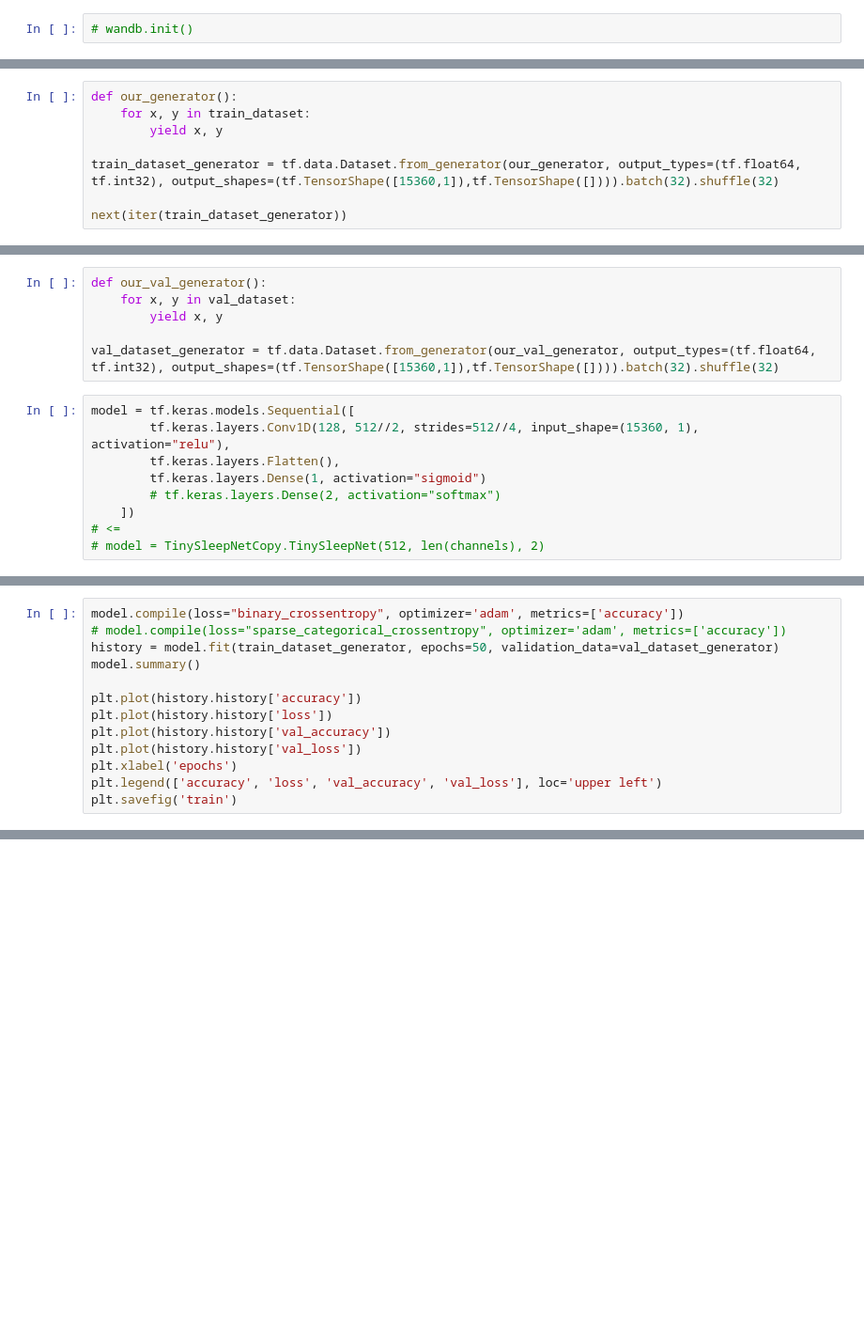
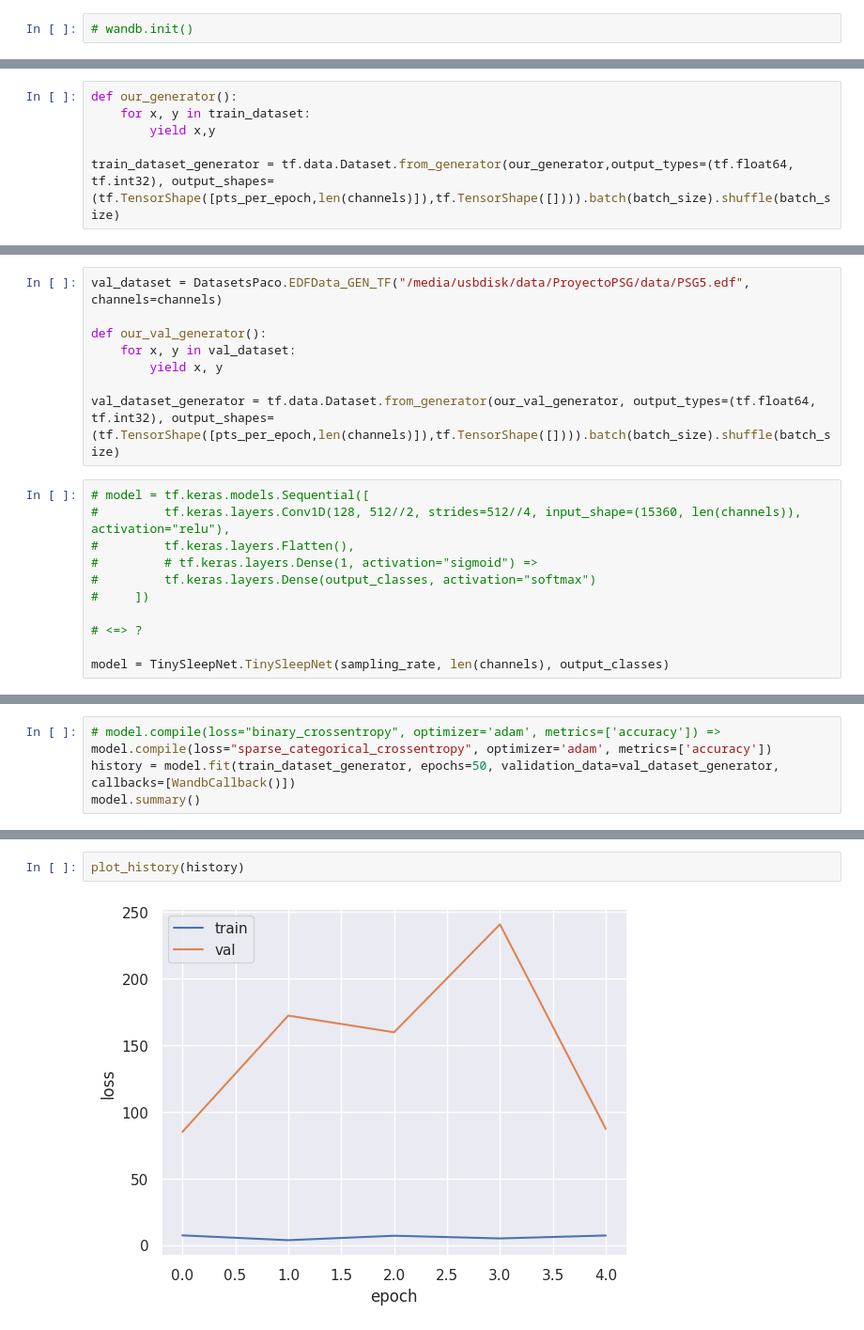
Before and after one commit to Jorgvt/SSD_IA3, a Jupyter notebook: MainPaco.ipynb, the cells around one changed output, grey strips where cells are left out. Shown at 94% size. Saved outputs shown, nothing was run; the diff lists cells and outputs as text; blank space fills up the shorter version.

Commit message:
add generators and utils

```diff
--- a/MainPaco.ipynb
+++ b/MainPaco.ipynb
@@ -21,9 +28,7 @@ train_dataset = DatasetsPaco.EDFData_GEN_TF("/home/jorgevi/SSD_IA3/Data/PSG1.edf
 # %%
 def our_generator():
     for x, y in train_dataset:
-        yield x, y
+        yield x,y
 
-train_dataset_generator = tf.data.Dataset.from_generator(our_generator, output_types=(tf.float64, tf.int32), output_shapes=(tf.TensorShape([15360,1]),tf.TensorShape([]))).batch(32).shuffle(32)
-
-next(iter(train_dataset_generator))
+train_dataset_generator = tf.data.Dataset.from_generator(our_generator,output_types=(tf.float64, tf.int32), output_shapes=(tf.TensorShape([pts_per_epoch,len(channels)]),tf.TensorShape([]))).batch(batch_size).shuffle(batch_size)
 # %% [output]
@@ -57,15 +60,19 @@ val_dataset = DatasetsPaco.EDFData_GEN_TF("/home/jorgevi/SSD_IA3/Data/PSG3.edf",
 # %%
+val_dataset = DatasetsPaco.EDFData_GEN_TF("/media/usbdisk/data/ProyectoPSG/data/PSG5.edf", channels=channels)
+
 def our_val_generator():
     for x, y in val_dataset:
         yield x, y
 
-val_dataset_generator = tf.data.Dataset.from_generator(our_val_generator, output_types=(tf.float64, tf.int32), output_shapes=(tf.TensorShape([15360,1]),tf.TensorShape([]))).batch(32).shuffle(32)
+val_dataset_generator = tf.data.Dataset.from_generator(our_val_generator, output_types=(tf.float64, tf.int32), output_shapes=(tf.TensorShape([pts_per_epoch,len(channels)]),tf.TensorShape([]))).batch(batch_size).shuffle(batch_size)
 # %%
-model = tf.keras.models.Sequential([
-        tf.keras.layers.Conv1D(128, 512//2, strides=512//4, input_shape=(15360, 1), activation="relu"),
-        tf.keras.layers.Flatten(),
-        tf.keras.layers.Dense(1, activation="sigmoid")
-        # tf.keras.layers.Dense(2, activation="softmax")
-    ])
-# <=
-# model = TinySleepNetCopy.TinySleepNet(512, len(channels), 2)
+# model = tf.keras.models.Sequential([
+#         tf.keras.layers.Conv1D(128, 512//2, strides=512//4, input_shape=(15360, len(channels)), activation="relu"),
+#         tf.keras.layers.Flatten(),
+#         # tf.keras.layers.Dense(1, activation="sigmoid") =>
+#         tf.keras.layers.Dense(output_classes, activation="softmax")
+#     ])
+
+# <=> ?
+
+model = TinySleepNet.TinySleepNet(sampling_rate, len(channels), output_classes)
@@ -114,14 +79,6 @@ loss_fn = tf.keras.losses.BinaryCrossentropy() # <= from logits = True, if Spars
 # %%
-model.compile(loss="binary_crossentropy", optimizer='adam', metrics=['accuracy'])
-# model.compile(loss="sparse_categorical_crossentropy", optimizer='adam', metrics=['accuracy'])
-history = model.fit(train_dataset_generator, epochs=50, validation_data=val_dataset_generator)
+# model.compile(loss="binary_crossentropy", optimizer='adam', metrics=['accuracy']) =>
+model.compile(loss="sparse_categorical_crossentropy", optimizer='adam', metrics=['accuracy'])
+history = model.fit(train_dataset_generator, epochs=50, validation_data=val_dataset_generator, callbacks=[WandbCallback()])
 model.summary()
-
-plt.plot(history.history['accuracy'])
-plt.plot(history.history['loss'])
-plt.plot(history.history['val_accuracy'])
-plt.plot(history.history['val_loss'])
-plt.xlabel('epochs')
-plt.legend(['accuracy', 'loss', 'val_accuracy', 'val_loss'], loc='upper left')
-plt.savefig('train')
 # %% [output]
@@ -147,0 +102,4 @@ y_ = model.predict(test_dataset_generator)
+# %%
+plot_history(history)
+# %% [output]
+[figure, added]
```
Also changed, not shown: parts of 18 cells of this notebook, 3 other files.
